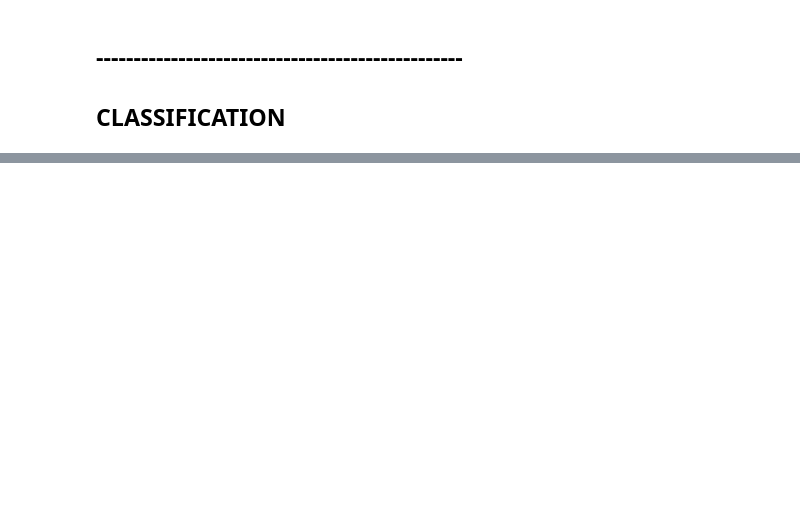
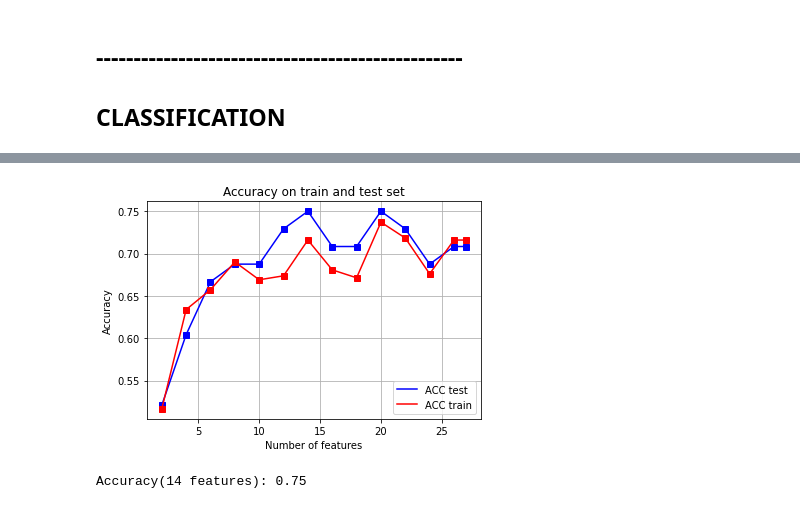
Before and after one commit to matteo9903/master_thesis, a Jupyter notebook: classification(diff numb of features)_MRMR_.ipynb, the cells around one changed output, grey strips where cells are left out. Cells and saved outputs as stored; diff of their text form; code cells hidden in the pictures; blank space fills up the shorter version.

```diff
--- a/classification(diff numb of features)_MRMR_.ipynb
+++ b/classification(diff numb of features)_MRMR_.ipynb
@@ -620,0 +785,5 @@ AUC: 0.78
+# %%
+plotACC_n_features(vect_feat, acc_testLR, acc_trainLR, max_indLR)
+# %% [output]
+[figure, added]
+Accuracy(14 features): 0.75
```
Also changed, not shown: parts of 56 cells of this notebook.
